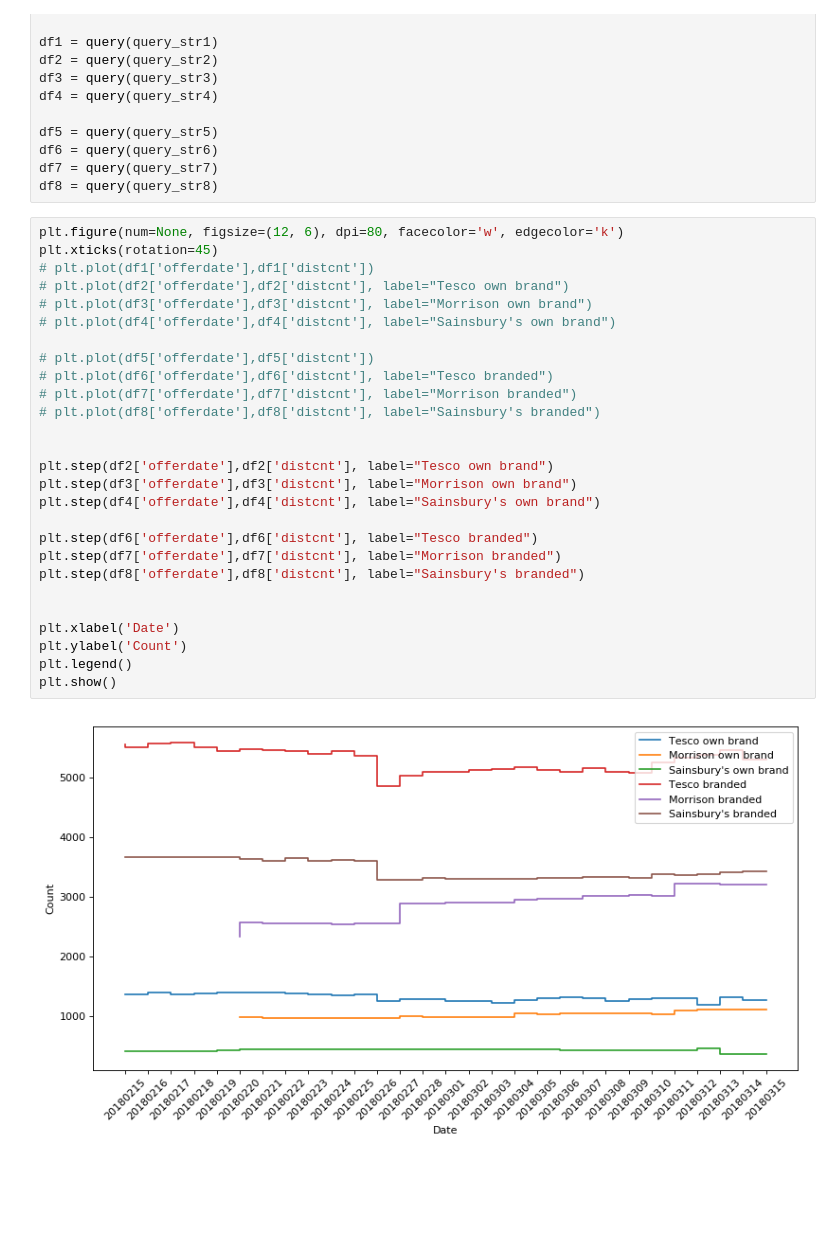
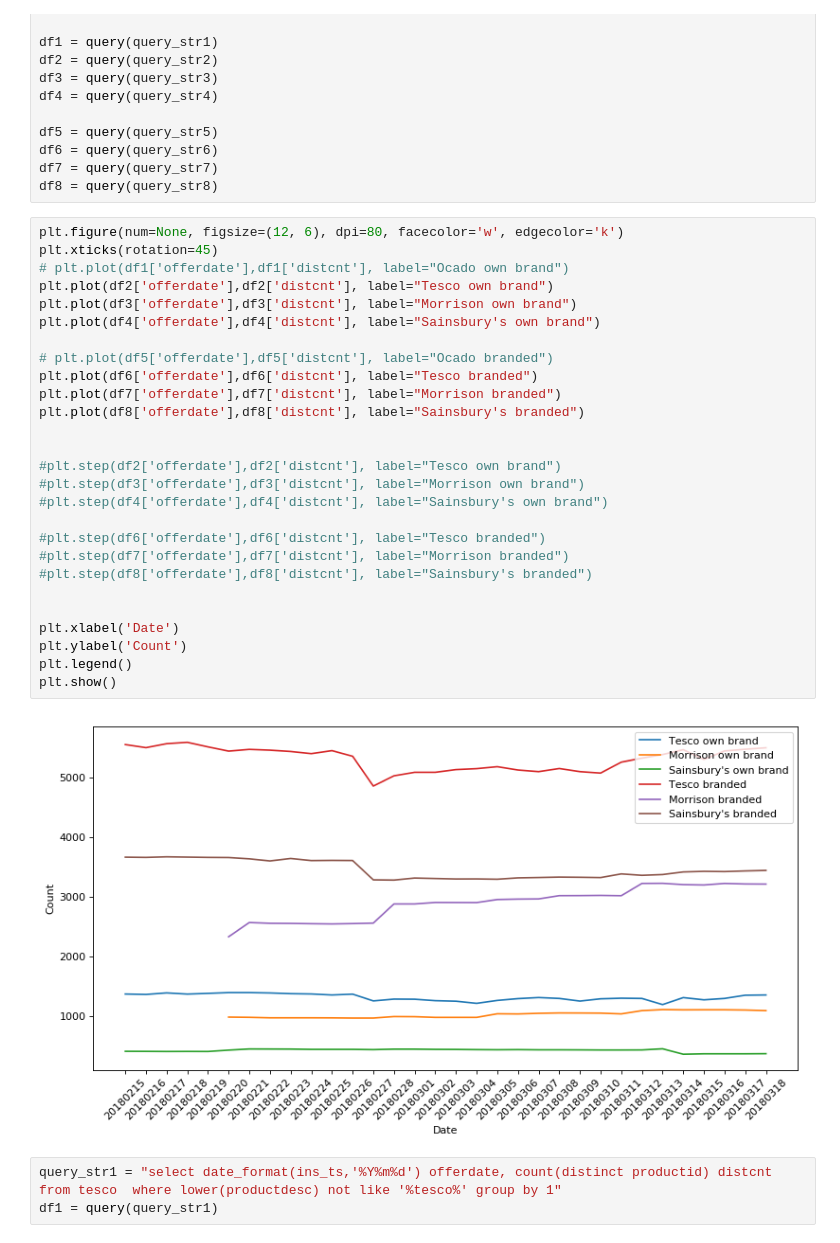
Before and after one commit to aravindc/offers, a Jupyter notebook: analysis.ipynb, the cells around one changed output. Cells and saved outputs as stored; diff of their text form; blank space fills up the shorter version.

```diff
--- a/analysis.ipynb
+++ b/analysis.ipynb
@@ -69,29 +72,32 @@ df8 = query(query_str8)
 # %%
 plt.figure(num=None, figsize=(12, 6), dpi=80, facecolor='w', edgecolor='k')
 plt.xticks(rotation=45)
-# plt.plot(df1['offerdate'],df1['distcnt'])
-# plt.plot(df2['offerdate'],df2['distcnt'], label="Tesco own brand")
-# plt.plot(df3['offerdate'],df3['distcnt'], label="Morrison own brand")
-# plt.plot(df4['offerdate'],df4['distcnt'], label="Sainsbury's own brand")
+# plt.plot(df1['offerdate'],df1['distcnt'], label="Ocado own brand")
+plt.plot(df2['offerdate'],df2['distcnt'], label="Tesco own brand")
+plt.plot(df3['offerdate'],df3['distcnt'], label="Morrison own brand")
+plt.plot(df4['offerdate'],df4['distcnt'], label="Sainsbury's own brand")
 
-# plt.plot(df5['offerdate'],df5['distcnt'])
-# plt.plot(df6['offerdate'],df6['distcnt'], label="Tesco branded")
-# plt.plot(df7['offerdate'],df7['distcnt'], label="Morrison branded")
-# plt.plot(df8['offerdate'],df8['distcnt'], label="Sainsbury's branded")
+# plt.plot(df5['offerdate'],df5['distcnt'], label="Ocado branded")
+plt.plot(df6['offerdate'],df6['distcnt'], label="Tesco branded")
+plt.plot(df7['offerdate'],df7['distcnt'], label="Morrison branded")
+plt.plot(df8['offerdate'],df8['distcnt'], label="Sainsbury's branded")
 
 
-plt.step(df2['offerdate'],df2['distcnt'], label="Tesco own brand")
-plt.step(df3['offerdate'],df3['distcnt'], label="Morrison own brand")
-plt.step(df4['offerdate'],df4['distcnt'], label="Sainsbury's own brand")
+#plt.step(df2['offerdate'],df2['distcnt'], label="Tesco own brand")
+#plt.step(df3['offerdate'],df3['distcnt'], label="Morrison own brand")
+#plt.step(df4['offerdate'],df4['distcnt'], label="Sainsbury's own brand")
 
-plt.step(df6['offerdate'],df6['distcnt'], label="Tesco branded")
-plt.step(df7['offerdate'],df7['distcnt'], label="Morrison branded")
-plt.step(df8['offerdate'],df8['distcnt'], label="Sainsbury's branded")
+#plt.step(df6['offerdate'],df6['distcnt'], label="Tesco branded")
+#plt.step(df7['offerdate'],df7['distcnt'], label="Morrison branded")
+#plt.step(df8['offerdate'],df8['distcnt'], label="Sainsbury's branded")
 
 
 plt.xlabel('Date')
 plt.ylabel('Count')
 plt.legend()
 plt.show()
 # %% [output]
-[figure, old version]
+[figure, new version]
+# %%
+query_str1 = "select date_format(ins_ts,'%Y%m%d') offerdate, count(distinct productid) distcnt from tesco  where lower(productdesc) not like '%tesco%' group by 1"
+df1 = query(query_str1)
```
Also changed, not shown: parts of 6 cells of this notebook, 3 other files.
